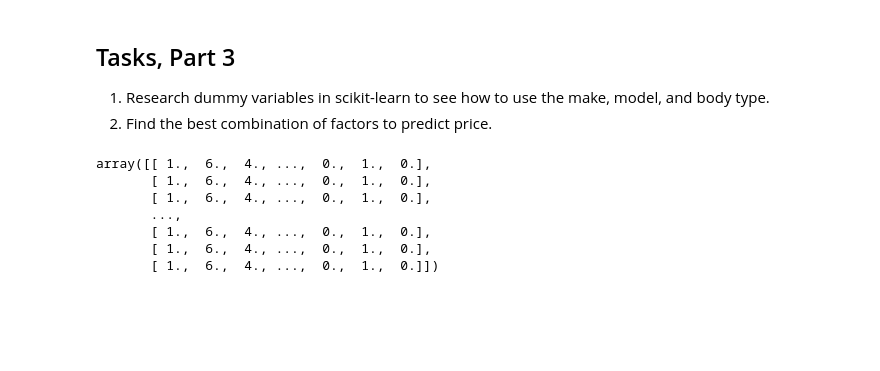
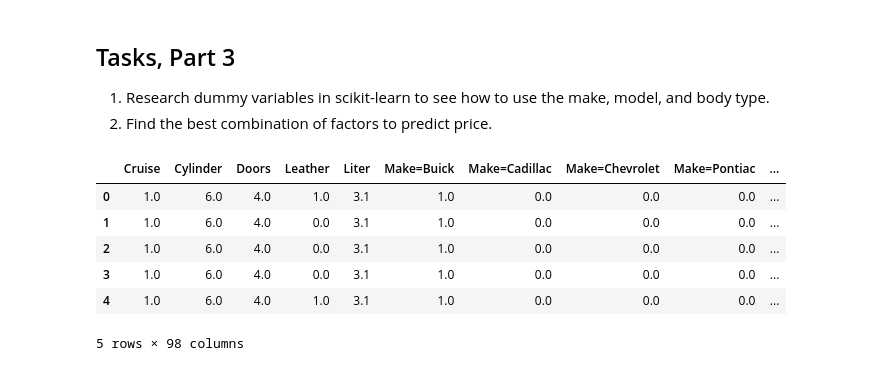
Before and after one commit to learningsomethingnew/car-worth, a Jupyter notebook: car-worth.ipynb, the cells around one changed output. Cells and saved outputs as stored; diff of their text form; code cells hidden in the pictures; blank space fills up the shorter version.

```diff
--- a/car-worth.ipynb
+++ b/car-worth.ipynb
@@ -133,11 +129,17 @@ dict_df = df.to_dict('records')
-# %%
-vec.fit_transform(dict_df)
-ve
-# %% [output]
-array([[ 1.,  6.,  4., ...,  0.,  1.,  0.],
-       [ 1.,  6.,  4., ...,  0.,  1.,  0.],
-       [ 1.,  6.,  4., ...,  0.,  1.,  0.],
-       ...,
-       [ 1.,  6.,  4., ...,  0.,  1.,  0.],
-       [ 1.,  6.,  4., ...,  0.,  1.,  0.],
-       [ 1.,  6.,  4., ...,  0.,  1.,  0.]])
+# %%
+vec = DictVectorizer(sparse=False)
+dict_df = df.to_dict('records')
+# vec.fit_transform(dict_df)
+# vec.get_feature_names()
+vecData = pd.DataFrame(vec.fit_transform(dict_df))
+vecData.head()
+vecData.columns = vec.get_feature_names()
+vecData.head()
+# %% [output]
+|  | Cruise | Cylinder | Doors | Leather | Liter | Make=Buick | Make=Cadillac | Make=Chevrolet | Make=Pontiac | ... |
+| 0 | 1.0 | 6.0 | 4.0 | 1.0 | 3.1 | 1.0 | 0.0 | 0.0 | 0.0 | ... |
+| 1 | 1.0 | 6.0 | 4.0 | 0.0 | 3.1 | 1.0 | 0.0 | 0.0 | 0.0 | ... |
+| 2 | 1.0 | 6.0 | 4.0 | 0.0 | 3.1 | 1.0 | 0.0 | 0.0 | 0.0 | ... |
+| 3 | 1.0 | 6.0 | 4.0 | 0.0 | 3.1 | 1.0 | 0.0 | 0.0 | 0.0 | ... |
+| 4 | 1.0 | 6.0 | 4.0 | 1.0 | 3.1 | 1.0 | 0.0 | 0.0 | 0.0 | ... |
+5 rows × 98 columns
```
Also changed, not shown: parts of 6 cells of this notebook.
